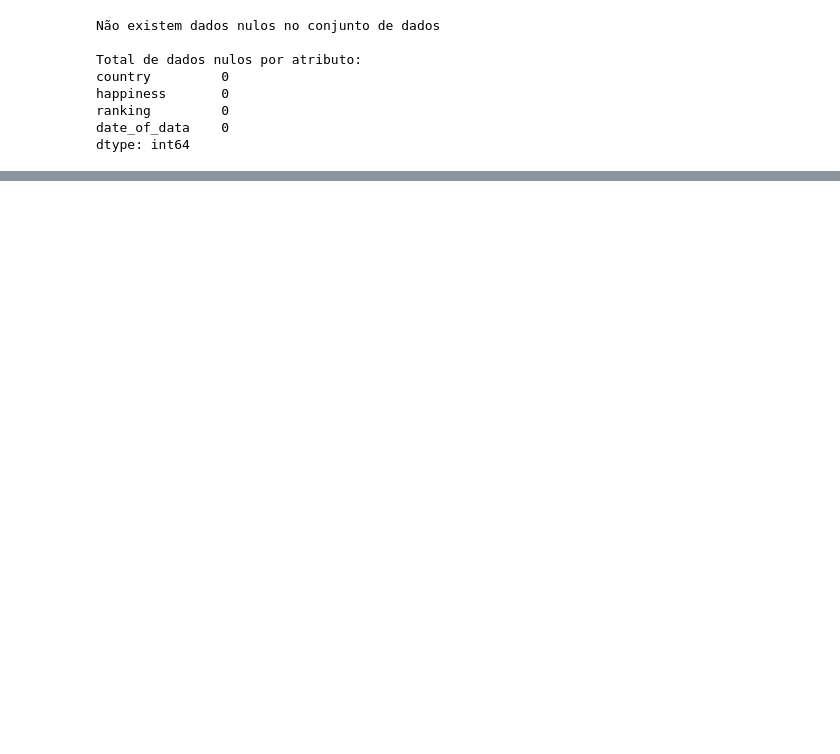
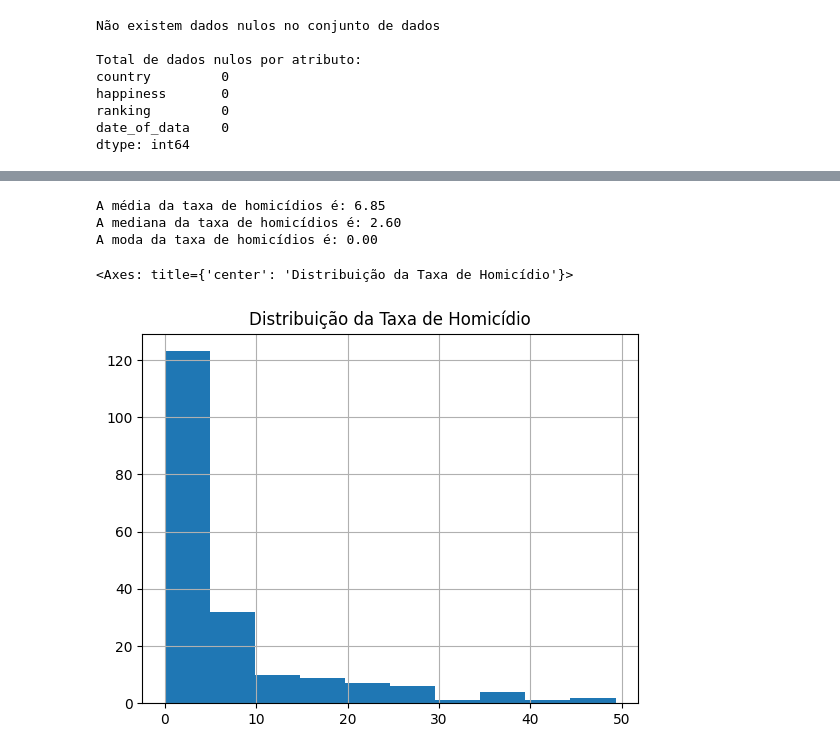
Before and after one commit to franciscorpl/trabalho-a1---intro-ao-python---francisco-leal, a Jupyter notebook: src/project_notebook.ipynb, the cells around one changed output, grey strips where cells are left out. Cells and saved outputs as stored; diff of their text form; code cells hidden in the pictures; blank space fills up the shorter version.

```diff
--- a/src/project_notebook.ipynb
+++ b/src/project_notebook.ipynb
@@ -28,0 +29,5 @@ display(df)
+# %%
+# Importando dataset com taxa de homicidios:
+homicide_rate_dataset_path = "../data/countries-by-intentional-homicide-rate.csv"
+homicide_df = pd.read_csv(homicide_rate_dataset_path)
+homicide_df.info()
@@ -114,0 +175,20 @@ df["happiness"].hist()
+# %%
+# Média, moda e mediana da taxa de homícidios:
+mean = homicide_df["rate"].mean()
+median = homicide_df["rate"].median()
+mode = max(set(list(homicide_df["rate"].values)), key=list(homicide_df["rate"].values).count)
+
+print("A média da taxa de homicídios é: %.2f" % mean)
+print("A mediana da taxa de homicídios é: %.2f" % median)
+print("A moda da taxa de homicídios é: %.2f" % mode)
+# %% [output]
+A média da taxa de homicídios é: 6.85
+A mediana da taxa de homicídios é: 2.60
+A moda da taxa de homicídios é: 0.00
+# %%
+# Distribuição do Índice de Felicidade:
+plt.title("Distribuição da Taxa de Homicídio")
+homicide_df["rate"].hist()
+# %% [output]
+<Axes: title={'center': 'Distribuição da Taxa de Homicídio'}>
+[figure, added]
```
Also changed, not shown: parts of 27 cells of this notebook, 2 other files.
